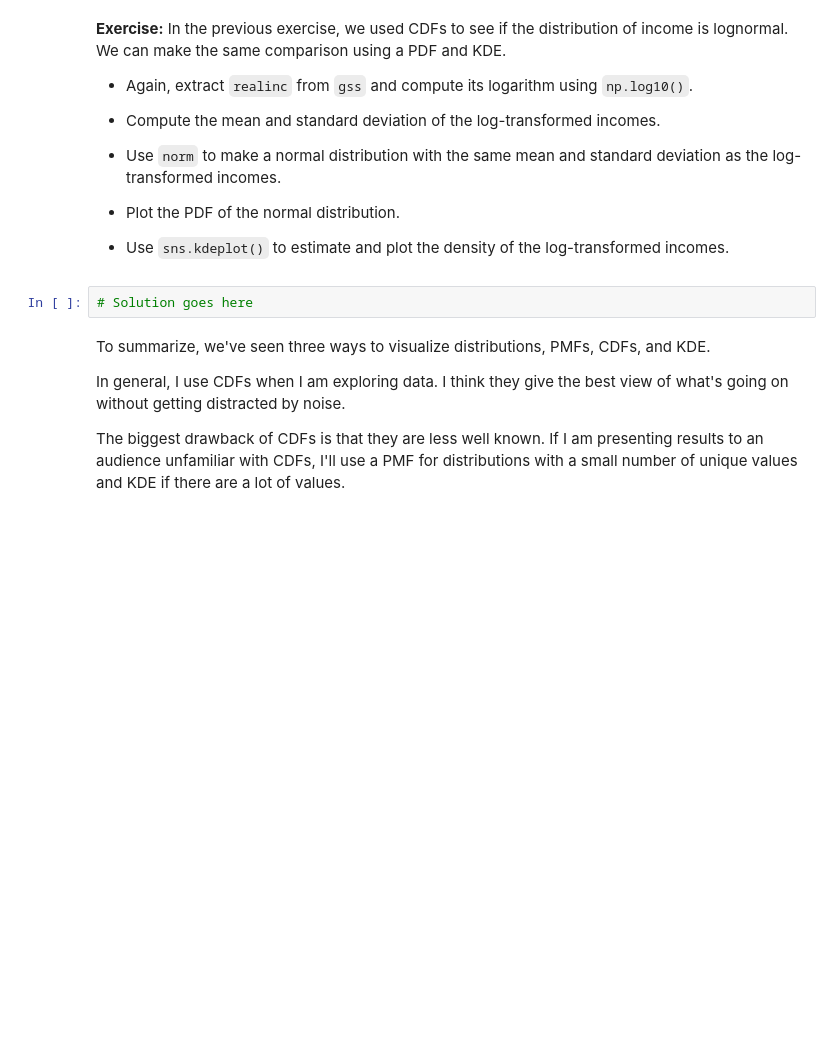
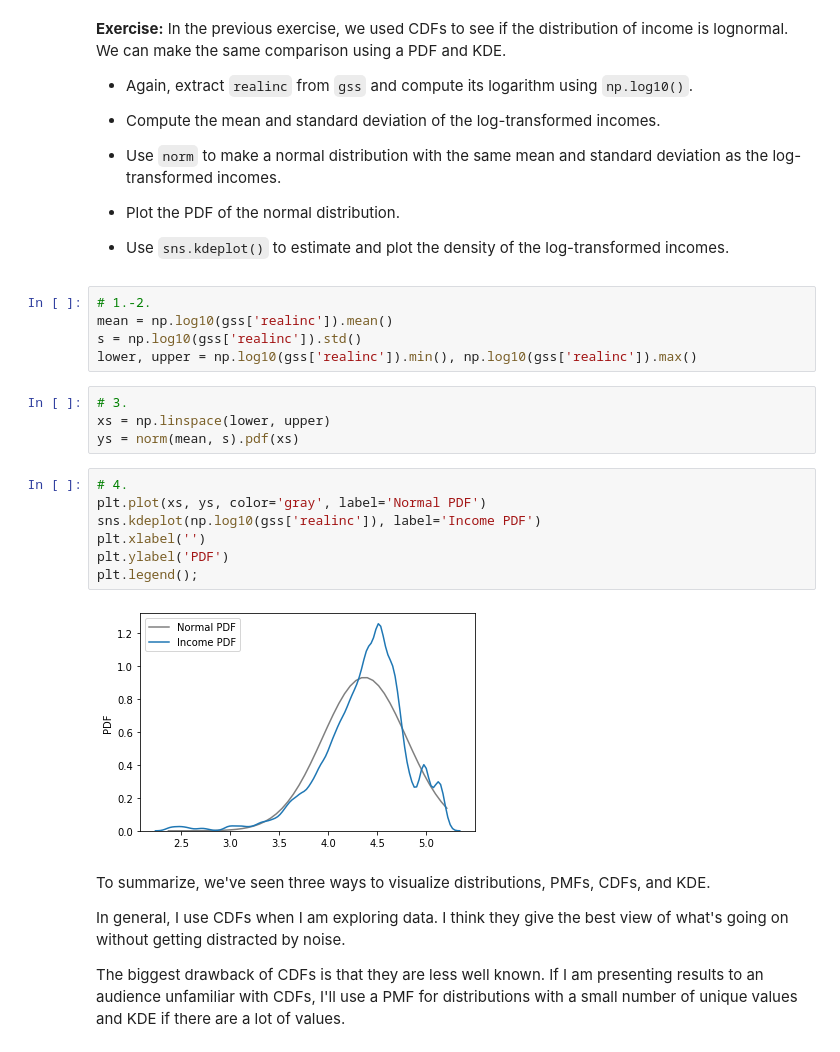
Before and after one commit to jandolezal/ElementsOfDataScience, a Jupyter notebook: 08_distributions.ipynb, the cells around one changed output. Drawn from its saved outputs; the diff is of its cells as text; blank space fills up the shorter version.

```diff
--- a/08_distributions.ipynb
+++ b/08_distributions.ipynb
@@ -770,8 +780,24 @@ How well do the PDF and KDE plots agree?
 * Plot the PDF of the normal distribution.
 
 * Use `sns.kdeplot()` to estimate and plot the density of the log-transformed incomes.
-# %%
-# Solution goes here
+# %%
+# 1.-2.
+mean = np.log10(gss['realinc']).mean()
+s = np.log10(gss['realinc']).std()
+lower, upper = np.log10(gss['realinc']).min(), np.log10(gss['realinc']).max()
+# %%
+# 3.
+xs = np.linspace(lower, upper)
+ys = norm(mean, s).pdf(xs)
+# %%
+# 4.
+plt.plot(xs, ys, color='gray', label='Normal PDF')
+sns.kdeplot(np.log10(gss['realinc']), label='Income PDF')
+plt.xlabel('')
+plt.ylabel('PDF')
+plt.legend();
+# %% [output]
+[figure, added]
 # %% [markdown]
 To summarize, we've seen three ways to visualize distributions, PMFs, CDFs, and KDE.
 
```
Also changed, not shown: parts of 7 cells of this notebook.
